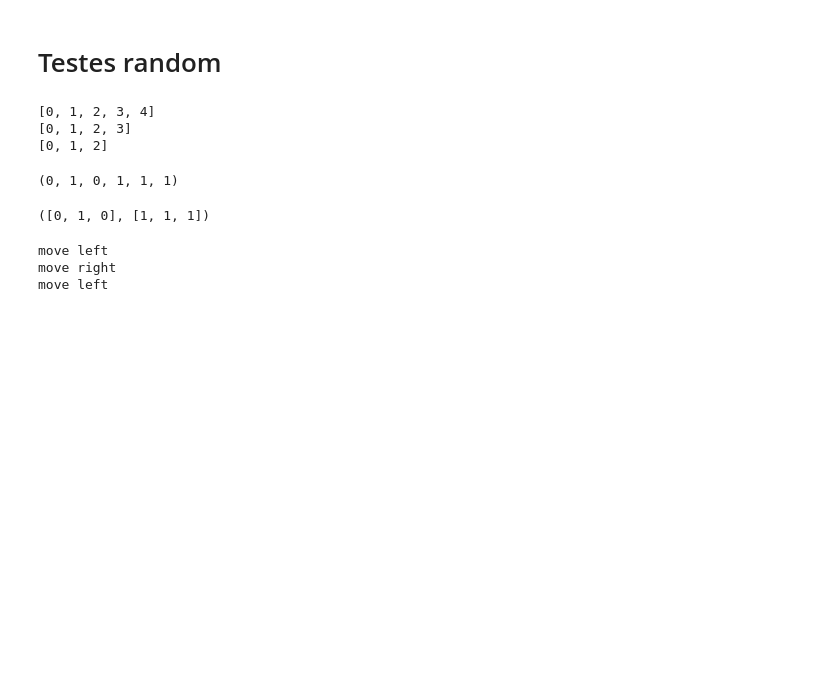
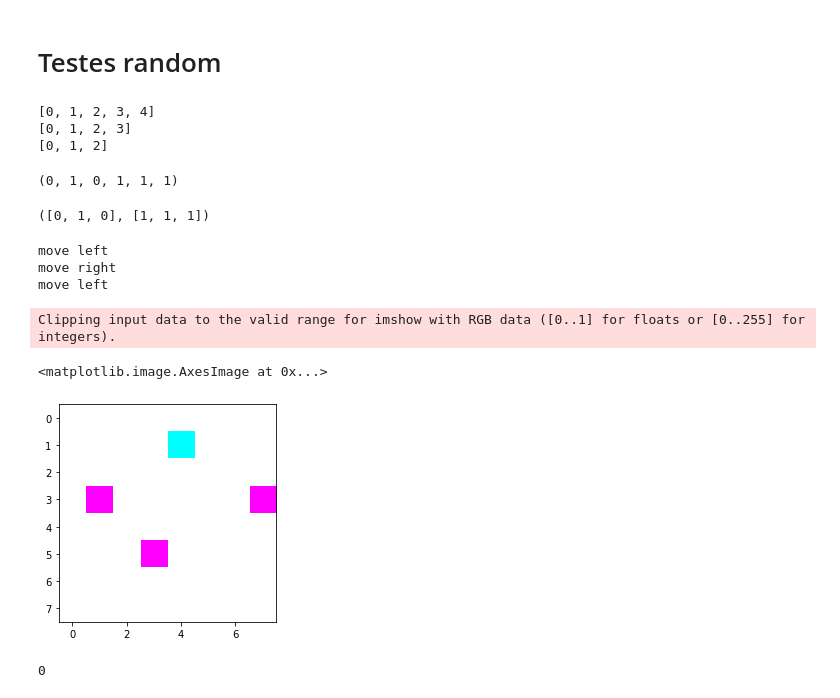
Before and after one commit to Gcdelgado150/estudameucu, a Jupyter notebook: Gamezin/Tests.ipynb, the cells around one changed output. Saved outputs shown, nothing was run; the diff lists cells and outputs as text; code cells hidden in the pictures; blank space fills up the shorter version.

Commit message:
several items

```diff
--- a/Gamezin/Tests.ipynb
+++ b/Gamezin/Tests.ipynb
@@ -198,3 +198,48 @@ for i in range(3):
 move left
 move right
 move left
+# %%
+def get_q_table():
+    start_q_table = "q_table.pickle"
+    if os.path.exists(start_q_table):
+        with open(start_q_table, "rb") as f:
+            q_table = pickle.load(f)
+    else:
+        q_table = create_q_table()
+
+    return q_table
+
+def format_pixel(pixel):
+    pixel = -pixel if pixel < 0 else pixel
+    pixel = 255 if pixel > 255 else pixel
+    return int(pixel)
+
+def get_table_grid(q_table):
+    gridd = np.zeros((8,8,3))
+
+    states = []
+    for key, value in q_table.items():
+        states.append([format_pixel(x*10) for x in value])
+
+    c = 0
+    for i in range(gridd.shape[0]):
+        for j in range(gridd.shape[1]):
+            gridd[i][j][:] = states[c]
+            c += 1
+    return gridd
+
+import os
+import numpy as np
+import pickle
+import matplotlib.pyplot as plt
+plt.imshow(get_table_grid(get_q_table()))
+# %% [output]
+Clipping input data to the valid range for imshow with RGB data ([0..1] for floats or [0..255] for integers).
+<matplotlib.image.AxesImage at 0x...>
+[figure, added]
+# %%
+import random
+act = random.randint(0, 3)
+act
+# %% [output]
+0
```
Also changed, not shown: parts of 8 cells of this notebook, 55 other files.
